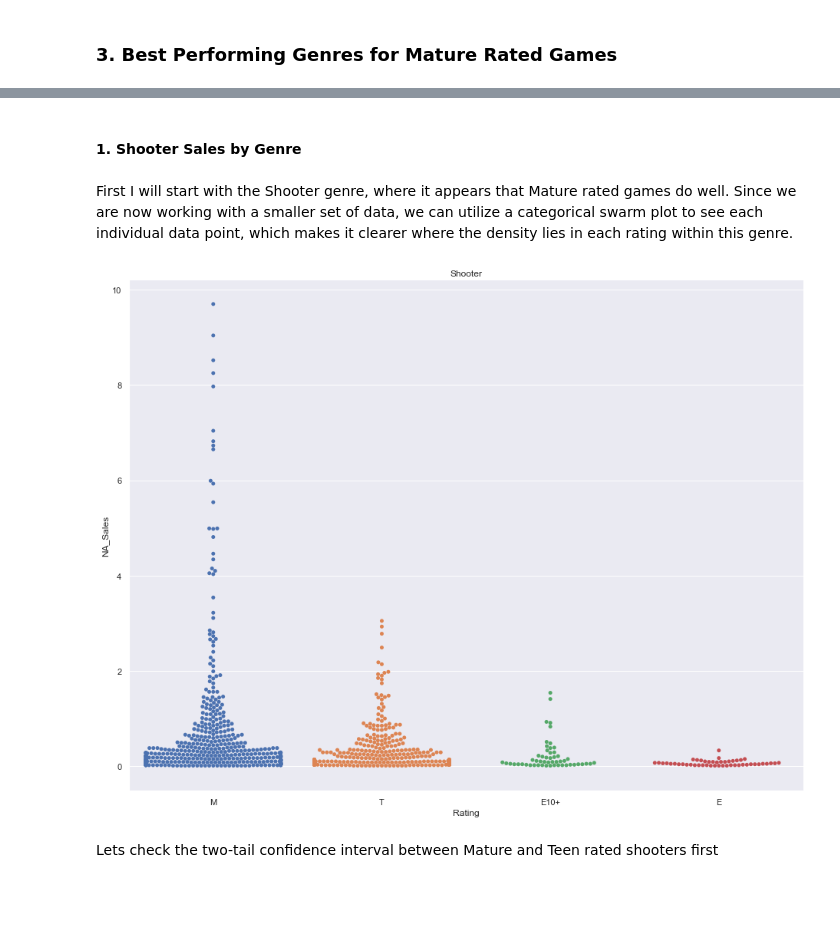
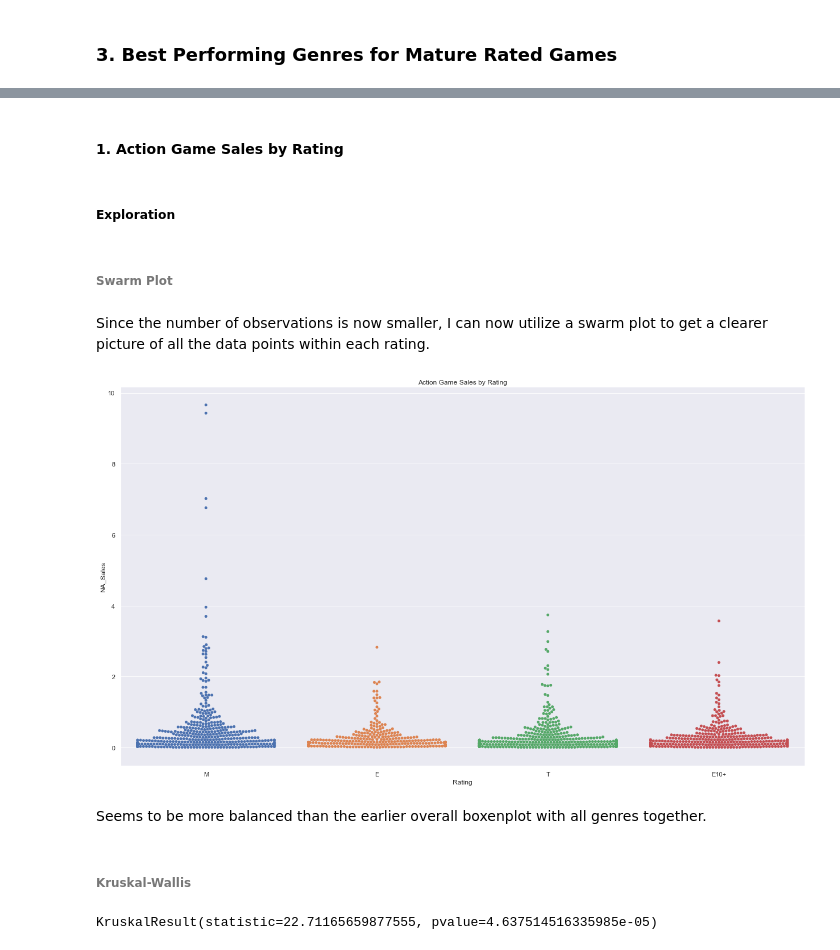
Before and after one commit to rjstange/Video-Game-Sales-by-ESRB-Rating, a Jupyter notebook: Video Game Sales By Maturity Rating.ipynb, the cells around one changed output, grey strips where cells are left out. Saved outputs shown, nothing was run; the diff lists cells and outputs as text; code cells hidden in the pictures; blank space fills up the shorter version.

```diff
--- a/Video Game Sales By Maturity Rating.ipynb
+++ b/Video Game Sales By Maturity Rating.ipynb
@@ -302,22 +308,45 @@ A next step is to take a closer look at each genre and compare the sales statist
 # %% [markdown]
-#### 1. Shooter Sales by Genre
+#### 1. Action Game Sales by Rating
-# %% [markdown]
-First I will start with the Shooter genre, where it appears that Mature rated games do well. Since we are now working with a smaller set of data, we can utilize a categorical swarm plot to see each individual data point, which makes it clearer where the density lies in each rating within this genre.
+# %% [markdown]
+##### Exploration
+# %% [markdown]
+###### Swarm Plot
+# %% [markdown]
+Since the number of observations is now smaller, I can now utilize a swarm plot to get a clearer picture of all the data points within each rating.
 # %%
-sns.catplot(
-    x="Rating",
-    y="NA_Sales",
-    kind="swarm",
-    height=10,
-    aspect=1.3,
-    data=na_sales_e_to_m[
-        na_sales_e_to_m["Genre"] == "Shooter"
-    ],
-)
-plt.title("Shooter")
-plt.show()
+def swarmplot(array_x, array_y, data_frame, title):
+    sns.catplot(
+        x=array_x,
+        y=array_y,
+        kind="swarm",
+        height=10,
+        aspect=1.75,
+        data=data_frame,
+    )
+    plt.title(title)
+    plt.show()
-# %% [output]
-[figure, removed]
-# %% [markdown]
-
-Lets check the two-tail confidence interval between Mature and Teen rated shooters first
+# %%
+action = na_sales_e_to_m_since_2003[
+    na_sales_e_to_m_since_2003["Genre"] == "Action"
+]
+swarmplot(
+    "Rating",
+    "NA_Sales",
+    action,
+    "Action Game Sales by Rating",
+)
+# %% [output]
+[figure, added]
+# %% [markdown]
+Seems to be more balanced than the earlier overall boxenplot with all genres together.
+# %% [markdown]
+###### Kruskal-Wallis
+# %%
+stats.kruskal(
+    action["NA_Sales"][action["Rating"] == "E"],
+    action["NA_Sales"][action["Rating"] == "E10+"],
+    action["NA_Sales"][action["Rating"] == "T"],
+    action["NA_Sales"][action["Rating"] == "M"],
+)
+# %% [output]
+KruskalResult(statistic=22.71165659877555, pvalue=4.637514516335985e-05)
```
Also changed, not shown: parts of 67 cells of this notebook.
